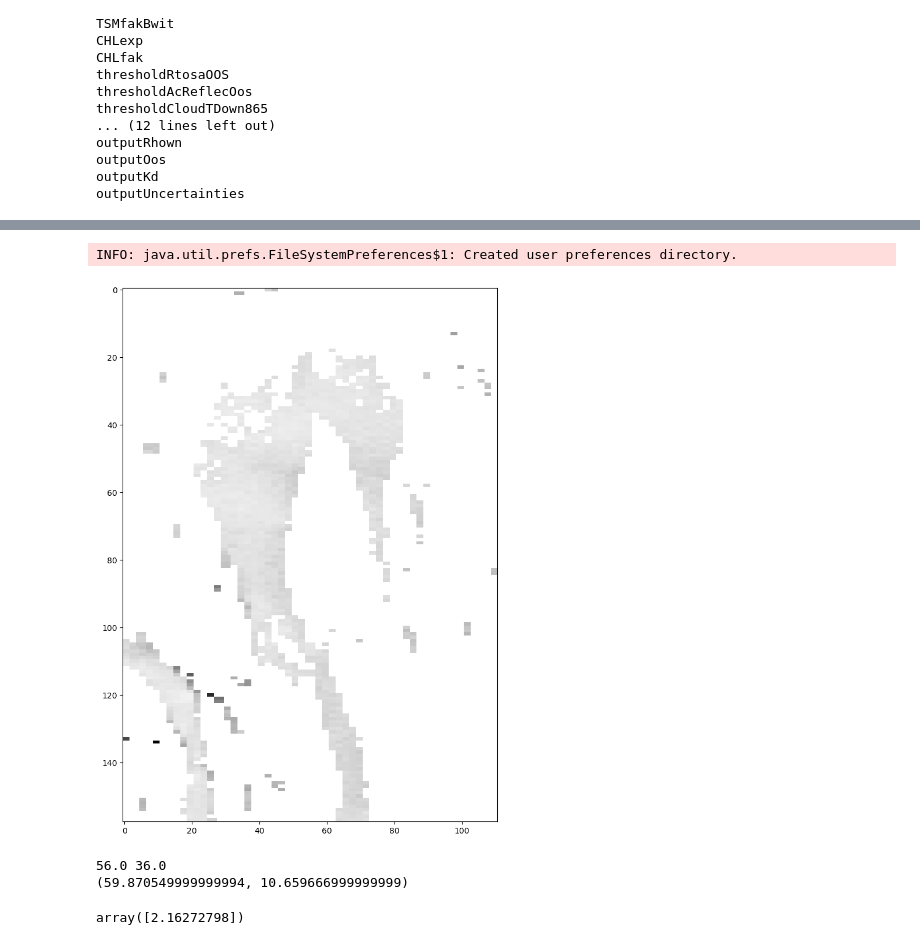
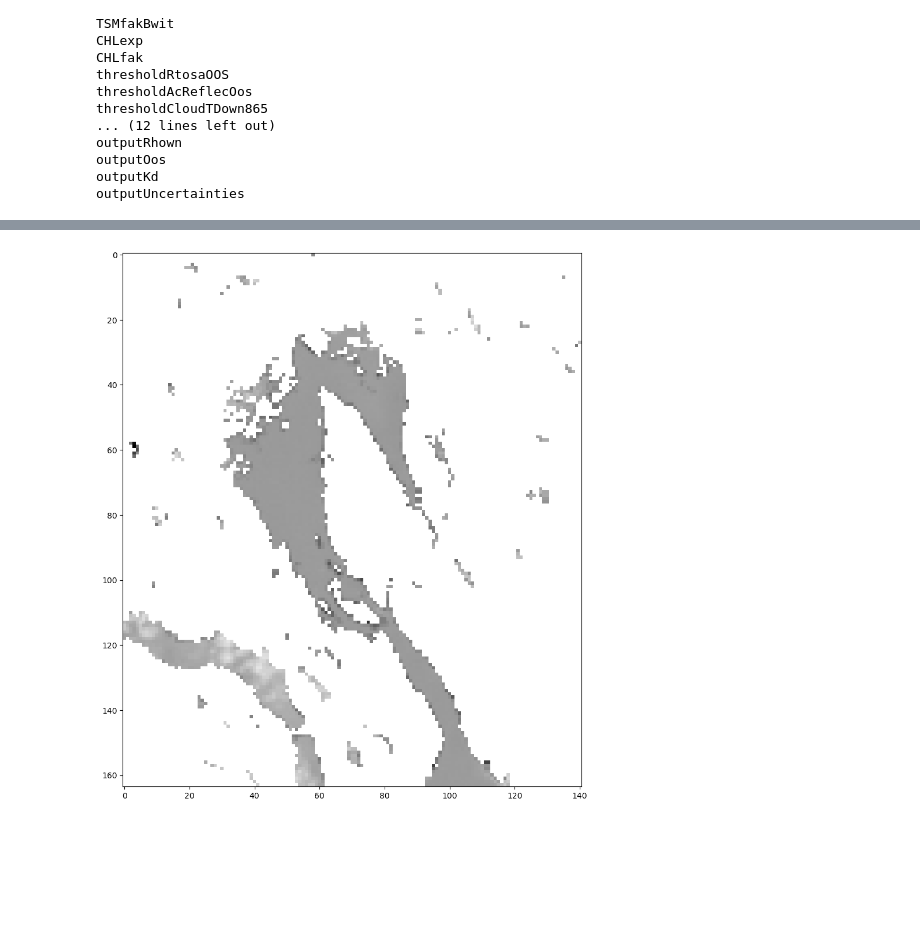
Before and after one commit to NIVANorge/earth-observations, a Jupyter notebook: notebooks/process_S3_L1_to_L2.ipynb, the cells around one changed output, grey strips where cells are left out. Cells and saved outputs as stored; diff of their text form; code cells hidden in the pictures; blank space fills up the shorter version.

```diff
--- a/notebooks/process_S3_L1_to_L2.ipynb
+++ b/notebooks/process_S3_L1_to_L2.ipynb
@@ -230,15 +236,20 @@ INFO: org.esa.s3tbx.c2rcc.olci.C2rccOlciOperator: c2rcc initial tile : null, con
 # %%
 def save_result(result):
     # write_format = 'NetCDF4-CF' # BEAM-DIMAP, GeoTIFF, GeoTIFF-BigTIFF
-    write_format = 'BEAM-DIMAP' # BEAM-DIMAP, GeoTIFF, GeoTIFF-BigTIFF
+    write_format = 'BEAM-DIMAP' # NetCDF4-CF, BEAM-DIMAP, GeoTIFF, GeoTIFF-BigTIFF
 
     # ProductIO.getProductWriter('GeoTIFF')
-    ProductIO.writeProduct(result, './S3/L1/IO/2024/February/22/output.nc', write_format)
+    ProductIO.writeProduct(result, './moutput.nc', write_format)
 
 save_result(result)
-# %% [output]
-INFO: java.util.prefs.FileSystemPreferences$1: Created user preferences directory.
+# %%
+def read_BEAM(filename):
+    reader = ProductIO.getProductReader('BEAM-DIMAP')
+    return ProductIO.readProduct(filename)
+# %%
+FLN = "./moutput.nc.dim"
+ppp = read_BEAM(FLN)
 # %%
-plotBand(result, 'iop_apig')
+plotBand(ppp, 'iop_apig')
 # %% [output]
-[figure, old version]
+[figure, new version]
@@ -262,12 +255,0 @@ def xy_from_coords(geocode, lat, lon):
-# %%
-sg = result.getSceneGeoCoding()
-
-lat = 59.872789
-lon = 10.656834
-
-x, y = xy_from_coords(sg, lat, lon)
-print(x, y)
-print(coords_from_xy(sg, x, y))
-# %% [output]
-56.0 36.0
-(59.870549999999994, 10.659666999999999)
@@ -286,4 +255,0 @@ def get_chl_from_lat_lon(c2rcc_output, lat, lon):
-# %%
-get_chl_from_lat_lon(result, 59.872789, 10.656834)
-# %% [output]
-array([2.16272798])
```
Also changed, not shown: parts of 12 cells of this notebook, 3 other files.
